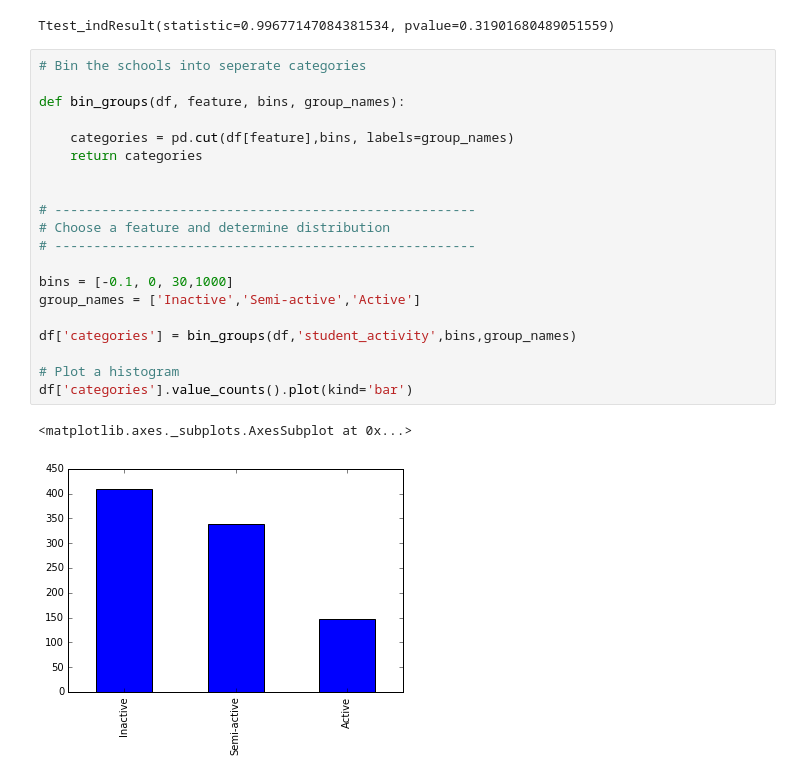
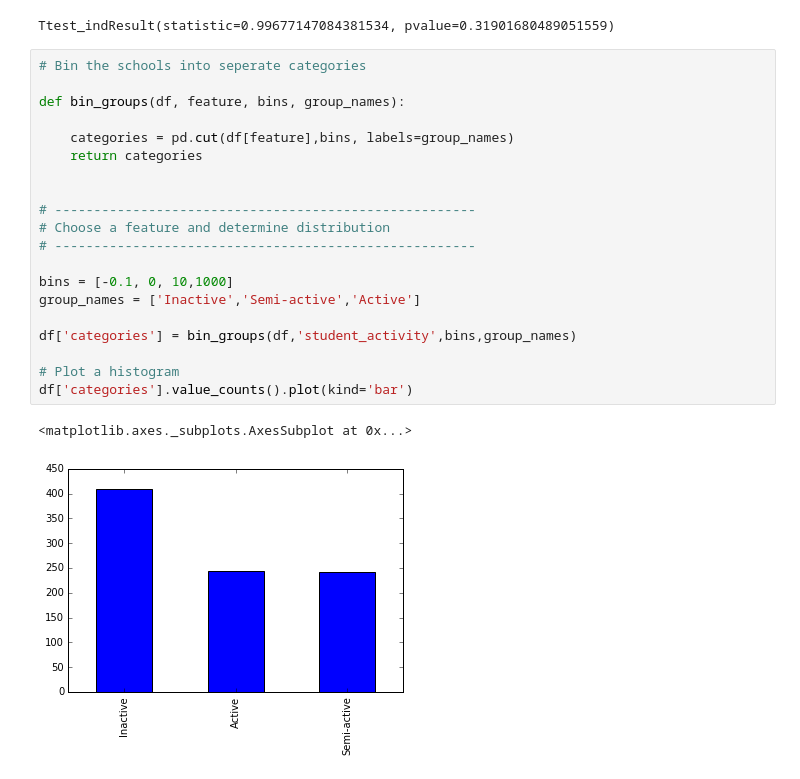
Before and after one commit to KeepFloyding/IP-research, a Jupyter notebook: 3_combine_data/Compar_plots.ipynb, the cells around one changed output. Drawn from its saved outputs; the diff is of its cells as text.

```diff
--- a/3_combine_data/Compar_plots.ipynb
+++ b/3_combine_data/Compar_plots.ipynb
@@ -149,26 +149,26 @@ Ttest_indResult(statistic=0.99677147084381534, pvalue=0.31901680489051559)
 # %%
 # Bin the schools into seperate categories
 
 def bin_groups(df, feature, bins, group_names):
 
     categories = pd.cut(df[feature],bins, labels=group_names)
     return categories
 
 
 # ------------------------------------------------------
 # Choose a feature and determine distribution
 # ------------------------------------------------------
 
-bins = [-0.1, 0, 30,1000]
+bins = [-0.1, 0, 10,1000]
 group_names = ['Inactive','Semi-active','Active']
 
 df['categories'] = bin_groups(df,'student_activity',bins,group_names)
 
 # Plot a histogram
 df['categories'].value_counts().plot(kind='bar')
 # %% [output]
 <matplotlib.axes._subplots.AxesSubplot at 0x...>
-[figure, old version]
+[figure, new version]
 # %%
 # Create a general function
 
```
Also changed, not shown: parts of 2 cells of this notebook.
